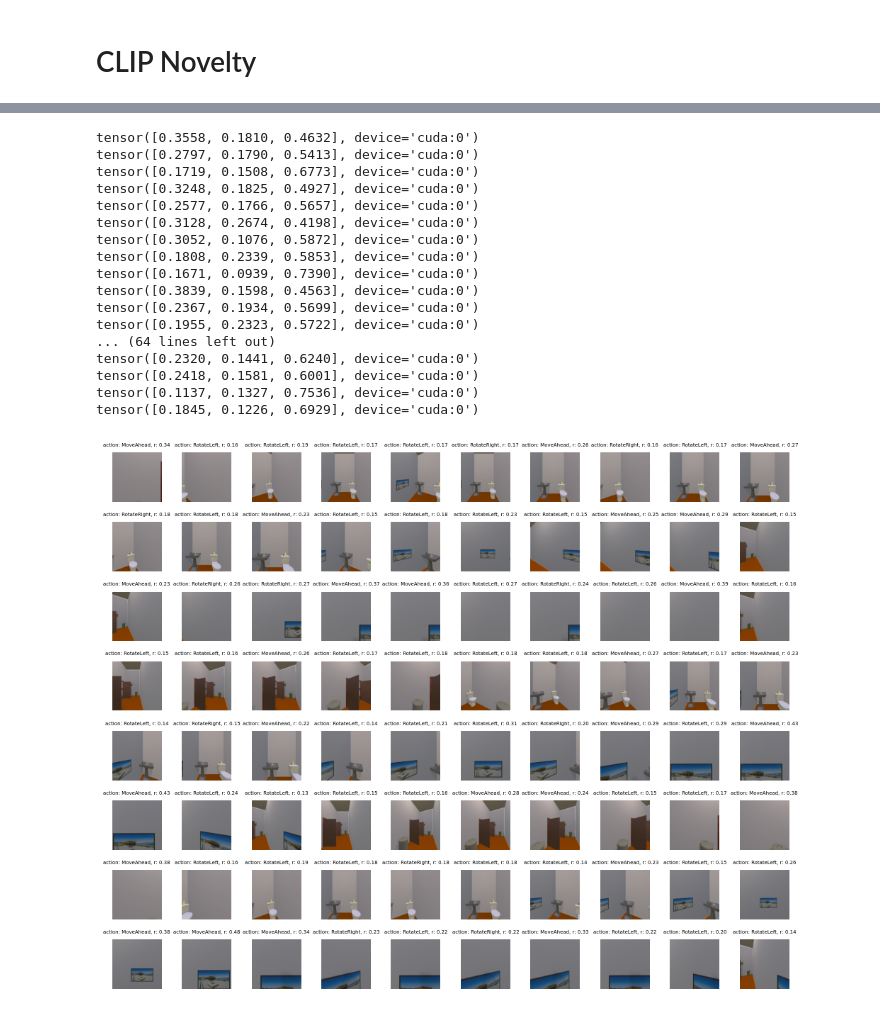
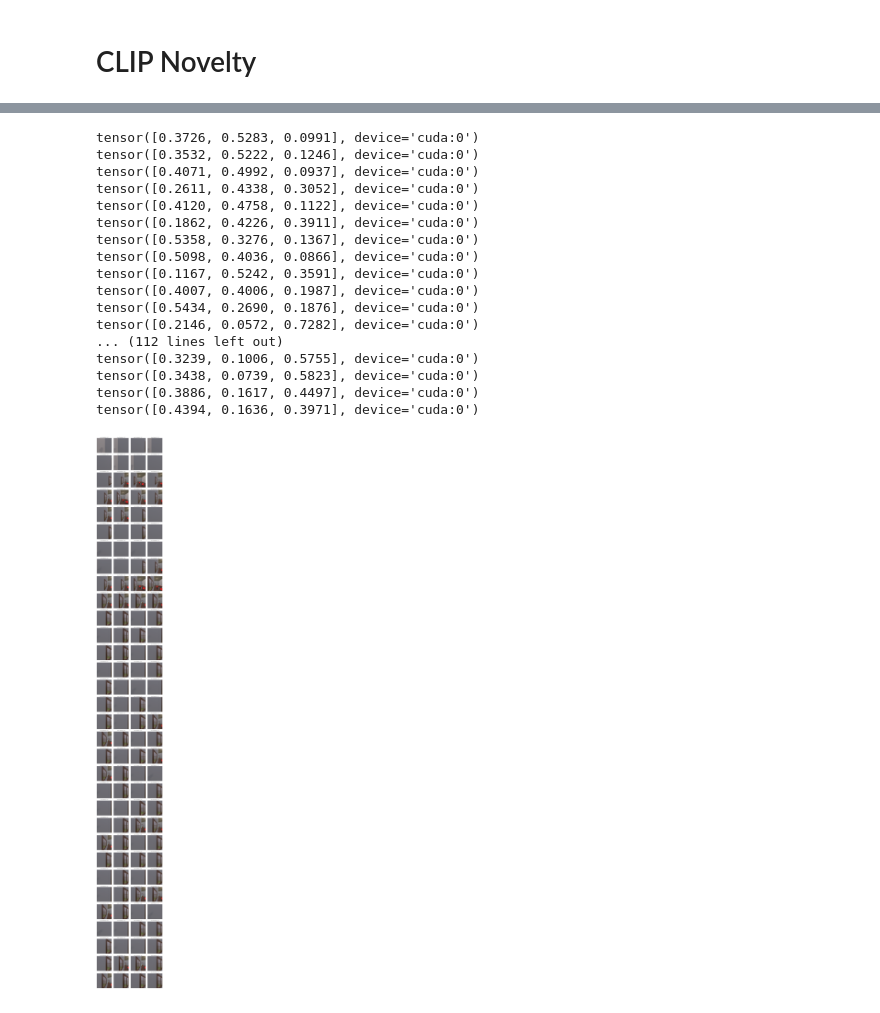
Before and after one commit to viriyadhika/NavAssistant, a Jupyter notebook: Exploration/random_network_dist.ipynb, the cells around one changed output, grey strips where cells are left out. Drawn from its saved outputs; the diff is of its cells as text; code cells hidden in the pictures.

```diff
--- a/Exploration/random_network_dist.ipynb
+++ b/Exploration/random_network_dist.ipynb
@@ -419,11 +478,12 @@ def ppo_update(buffer: RolloutBuffer):
         if epoch % 10 == 0:
             print(f"[PPO] Epoch {epoch}: Loss={loss.item():.4f}, Policy={policy_loss.item():.4f}, Value={value_loss.item():.4f}")
 # %%
-def teleport(controller):
+def teleport(controller, target=None):
     event = controller.step("GetReachablePositions")
     reachable_positions = event.metadata["actionReturn"]
     # Pick a random target
-    target = np.random.choice(reachable_positions)
+    if target is None:
+        target = np.random.choice(reachable_positions)
 
     event = controller.step(
         action="TeleportFull",
@@ -729,16 +774,21 @@ class ClipEnv(Env):
     def __init__(self, clip_novelty: CLIPNovelty):
         super().__init__()
         self.clip_novelty = clip_novelty
+        self.positions = deque(maxlen=15)
 
     def step_env(self, controller, action_idx):
         action_str = ACTIONS[action_idx]
         event = controller.step(action_str)
 
         reward = self.clip_novelty.compute_reward(event.frame)
-        if "Move" in action_str:
-            reward = reward * 1.5 if reward > 0 else reward / 1.5
-        return event, reward
+        pos = np.array([event.metadata["agent"]["position"]["x"], event.metadata["agent"]["position"]["z"]])
+        self.positions.append(pos)
+        avg_pos = np.mean(np.stack(self.positions), axis=0)
+        pos_bonus = np.sqrt(np.mean((pos - avg_pos)**2) / 100)
+        fail_penalty = 0 if event.metadata["lastActionSuccess"] else -0.1
+
+        return event, reward + pos_bonus + fail_penalty
 # %%
 clip_env = ClipEnv(clip_novelty)
-buf = train(controller, clip_env)
+buf, actor_critic = train(controller, clip_env, 30)
 # %% [output]
@@ -763,66 +860,73 @@ Update 10/10 — steps: 1024
+# %%
+house = dataset["train"][3]
+controller = Controller(scene=house, snapToGrid=False, rotateStepDegrees=30)
+event = controller.step("Pass")
+spawn = event.metadata["agent"]["position"]
 # %%
 import matplotlib.pyplot as plt
 import numpy as np
 
-n = 80
-n_row = 8
+n = 128
+n_row = 32
 positions = []
 
-plt.figure(figsize=(n // n_row, n_row))
-event = teleport(controller)
-
-episode_seq = []
+plt.figure(figsize=(n // n_row * 2, n_row * 2))
+event = teleport(controller, {'x': 11.93957805633545, 'y': 0.9009993672370911, 'z': 9.591506004333496})
+# event = teleport(controller)
+# print("Init position", event.metadata["agent"]["position"])
+episode_seq = deque(maxlen=128)
 for t in range(1, n + 1):
     obs_t = obs_from_event(event)  # (C,H,W)
-    obs_seq = torch.stack(episode_seq + [obs_t], dim=0).unsqueeze(0)
-    logits, value = act_and_value(obs_seq)
+    obs_seq = torch.stack(list(episode_seq) + [obs_t], dim=0).unsqueeze(0)
+    logits, value = act_and_value(obs_seq, actor_critic)
     dist = torch.distributions.Categorical(logits=logits)
+    # dist = torch.distributions.Categorical(probs=torch.tensor([0.5,0.25,0.25]))
     print(torch.softmax(logits, dim=0))
     action_idx = dist.sample()
     # action_idx = np.random.randint(0,4)
 
     event, reward = clip_env.step_env(controller, action_idx)
     done = t == EPISODE_STEPS
 
     # Extract agent position from metada
     # ta
     pos = event.metadata["agent"]["position"]
     positions.append((pos["x"], pos["z"]))  # store x,z
 
     # Plot frame and action
     plt.subplot(n_row, n // n_row, t)
     plt.title("action: " + ACTIONS[action_idx] + ", r: " + f"{reward:.2f}", fontsize=5)
     plt.axis(False)
     plt.imshow(event.frame)
 
 plt.tight_layout()
 plt.show()
 
 # ---- Plot 2D trajectory of the agent ----
 positions = np.array(positions)
 plt.figure(figsize=(4, 4))
 plt.plot(positions[:, 0], positions[:, 1], "-o", markersize=3)
 plt.xlabel("x")
 plt.ylabel("z")
 plt.title("Agent trajectory over n steps")
 plt.grid(True)
 plt.show()
 # %% [output]
-tensor([0.3558, 0.1810, 0.4632], device='cuda:0')
-tensor([0.2797, 0.1790, 0.5413], device='cuda:0')
-tensor([0.1719, 0.1508, 0.6773], device='cuda:0')
-tensor([0.3248, 0.1825, 0.4927], device='cuda:0')
-tensor([0.2577, 0.1766, 0.5657], device='cuda:0')
-tensor([0.3128, 0.2674, 0.4198], device='cuda:0')
-tensor([0.3052, 0.1076, 0.5872], device='cuda:0')
-tensor([0.1808, 0.2339, 0.5853], device='cuda:0')
-tensor([0.1671, 0.0939, 0.7390], device='cuda:0')
-tensor([0.3839, 0.1598, 0.4563], device='cuda:0')
-tensor([0.2367, 0.1934, 0.5699], device='cuda:0')
-tensor([0.1955, 0.2323, 0.5722], device='cuda:0')
-... (64 lines left out)
-tensor([0.2320, 0.1441, 0.6240], device='cuda:0')
-tensor([0.2418, 0.1581, 0.6001], device='cuda:0')
-tensor([0.1137, 0.1327, 0.7536], device='cuda:0')
-tensor([0.1845, 0.1226, 0.6929], device='cuda:0')
+tensor([0.3726, 0.5283, 0.0991], device='cuda:0')
+tensor([0.3532, 0.5222, 0.1246], device='cuda:0')
+tensor([0.4071, 0.4992, 0.0937], device='cuda:0')
+tensor([0.2611, 0.4338, 0.3052], device='cuda:0')
+tensor([0.4120, 0.4758, 0.1122], device='cuda:0')
+tensor([0.1862, 0.4226, 0.3911], device='cuda:0')
+tensor([0.5358, 0.3276, 0.1367], device='cuda:0')
+tensor([0.5098, 0.4036, 0.0866], device='cuda:0')
+tensor([0.1167, 0.5242, 0.3591], device='cuda:0')
+tensor([0.4007, 0.4006, 0.1987], device='cuda:0')
+tensor([0.5434, 0.2690, 0.1876], device='cuda:0')
+tensor([0.2146, 0.0572, 0.7282], device='cuda:0')
+... (112 lines left out)
+tensor([0.3239, 0.1006, 0.5755], device='cuda:0')
+tensor([0.3438, 0.0739, 0.5823], device='cuda:0')
+tensor([0.3886, 0.1617, 0.4497], device='cuda:0')
+tensor([0.4394, 0.1636, 0.3971], device='cuda:0')
-[figure, old version]
+[figure, new version]
```
Also changed, not shown: parts of 12 cells of this notebook.
